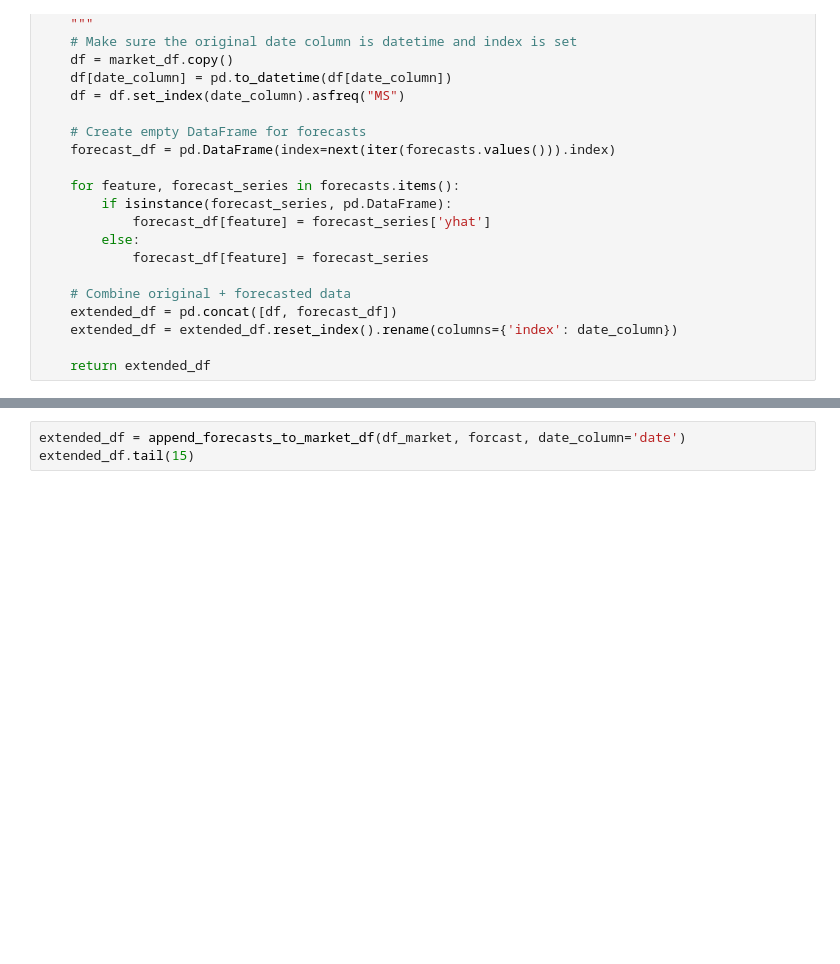
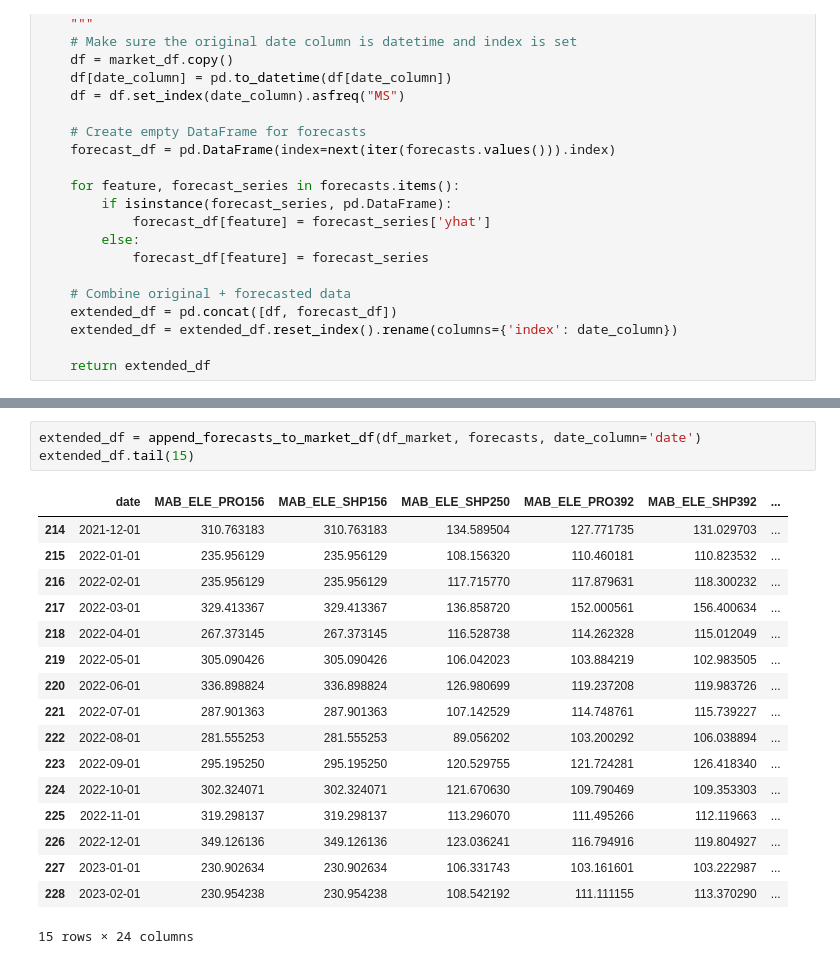
Before and after one commit to philippedut/BC_DA_Siemens, a Jupyter notebook: Notebooks/Market_data_prediction.ipynb, the cells around one changed output, grey strips where cells are left out. Drawn from its saved outputs; the diff is of its cells as text; blank space fills up the shorter version.

```diff
--- a/Notebooks/Market_data_prediction.ipynb
+++ b/Notebooks/Market_data_prediction.ipynb
@@ -400,3 +770,21 @@ def append_forecasts_to_market_df(market_df, forecasts, date_column='date'):
 # %%
-extended_df = append_forecasts_to_market_df(df_market, forcast, date_column='date')
+extended_df = append_forecasts_to_market_df(df_market, forecasts, date_column='date')
 extended_df.tail(15)
+# %% [output]
+|  | date | MAB_ELE_PRO156 | MAB_ELE_SHP156 | MAB_ELE_SHP250 | MAB_ELE_PRO392 | MAB_ELE_SHP392 | ... |
+| 214 | 2021-12-01 | 310.763183 | 310.763183 | 134.589504 | 127.771735 | 131.029703 | ... |
+| 215 | 2022-01-01 | 235.956129 | 235.956129 | 108.156320 | 110.460181 | 110.823532 | ... |
+| 216 | 2022-02-01 | 235.956129 | 235.956129 | 117.715770 | 117.879631 | 118.300232 | ... |
+| 217 | 2022-03-01 | 329.413367 | 329.413367 | 136.858720 | 152.000561 | 156.400634 | ... |
+| 218 | 2022-04-01 | 267.373145 | 267.373145 | 116.528738 | 114.262328 | 115.012049 | ... |
+| 219 | 2022-05-01 | 305.090426 | 305.090426 | 106.042023 | 103.884219 | 102.983505 | ... |
+| 220 | 2022-06-01 | 336.898824 | 336.898824 | 126.980699 | 119.237208 | 119.983726 | ... |
+| 221 | 2022-07-01 | 287.901363 | 287.901363 | 107.142529 | 114.748761 | 115.739227 | ... |
+| 222 | 2022-08-01 | 281.555253 | 281.555253 | 89.056202 | 103.200292 | 106.038894 | ... |
+| 223 | 2022-09-01 | 295.195250 | 295.195250 | 120.529755 | 121.724281 | 126.418340 | ... |
+| 224 | 2022-10-01 | 302.324071 | 302.324071 | 121.670630 | 109.790469 | 109.353303 | ... |
+| 225 | 2022-11-01 | 319.298137 | 319.298137 | 113.296070 | 111.495266 | 112.119663 | ... |
+| 226 | 2022-12-01 | 349.126136 | 349.126136 | 123.036241 | 116.794916 | 119.804927 | ... |
+| 227 | 2023-01-01 | 230.902634 | 230.902634 | 106.331743 | 103.161601 | 103.222987 | ... |
+| 228 | 2023-02-01 | 230.954238 | 230.954238 | 108.542192 | 111.111155 | 113.370290 | ... |
+15 rows × 24 columns
```
Also changed, not shown: parts of 17 cells of this notebook, 3 other files.
